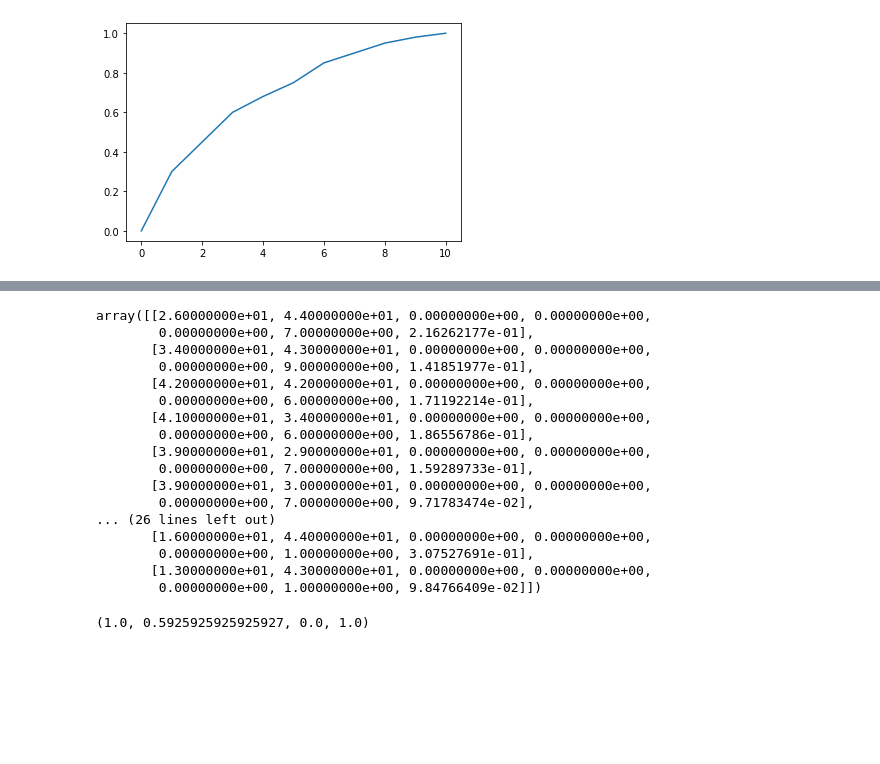
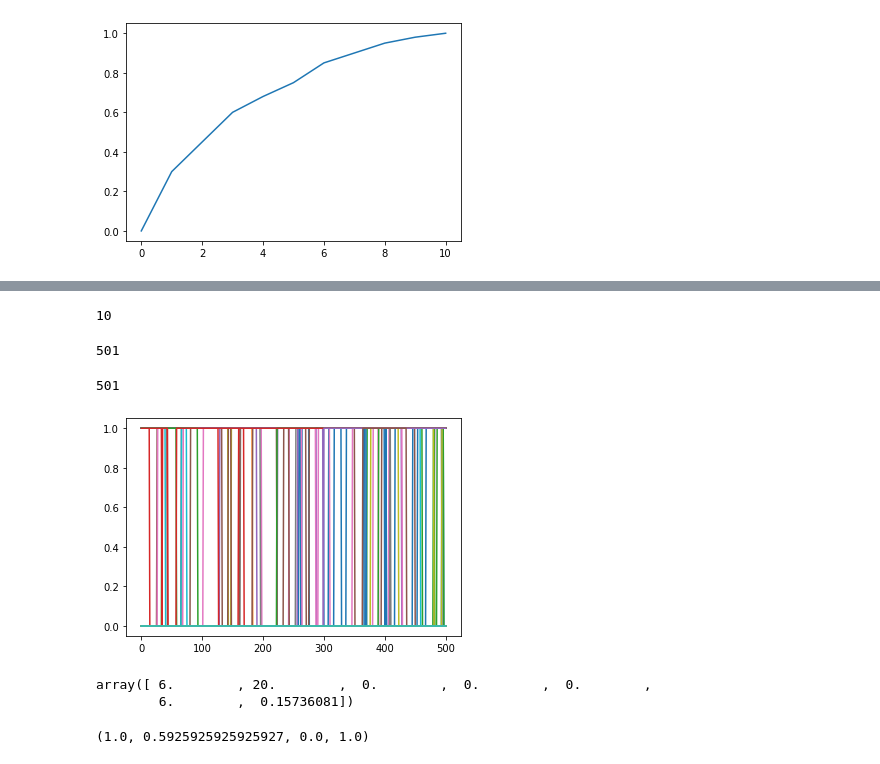
Before and after one commit to BastianSteffens/ABRM_functions, a Jupyter notebook: abm/init_ABRM.ipynb, the cells around one changed output, grey strips where cells are left out. Saved outputs shown, nothing was run; the diff lists cells and outputs as text; code cells hidden in the pictures; blank space fills up the shorter version.

```diff
--- a/abm/init_ABRM.ipynb
+++ b/abm/init_ABRM.ipynb
@@ -146,0 +136,12 @@ Text(0.5, 0, 'iteration')
+# %%
+def get_all_tracks(model):
+    """ Extract the tracking path of all the agents during the simulation in numpy.array of shape (number of agent, number of turns, 3 coordinates) """
+    track_file = np.empty((model.current_id+1, ((model.number_of_turns)*(50+1 + model.current_id+1 -(50+1))+1)  , 7))
+    track_file[:] = np.nan
+    for agent in model.active_agents:
+        if agent.isTracked:
+            track_file[agent.id, agent.start_iteration:, :] = agent.track
+    for agent in model.dead_agents:
+        if agent.isTracked:
+            track_file[agent.id, agent.start_iteration:, :] = agent.track
+    return track_file
@@ -146,0 +158,8 @@ Text(0.5, 0, 'iteration')
+# %%
+model.number_of_turns
+# %% [output]
+10
+# %%
+len(model.active_agents[25].track)
+# %% [output]
+501
@@ -147,22 +170,19 @@ Text(0.5, 0, 'iteration')
 # %%
-tracker = model.get_all_tracks()
-tracker[0]
+len(tracker[0])
 # %% [output]
-array([[2.60000000e+01, 4.40000000e+01, 0.00000000e+00, 0.00000000e+00,
-        0.00000000e+00, 7.00000000e+00, 2.16262177e-01],
-       [3.40000000e+01, 4.30000000e+01, 0.00000000e+00, 0.00000000e+00,
-        0.00000000e+00, 9.00000000e+00, 1.41851977e-01],
-       [4.20000000e+01, 4.20000000e+01, 0.00000000e+00, 0.00000000e+00,
-        0.00000000e+00, 6.00000000e+00, 1.71192214e-01],
-       [4.10000000e+01, 3.40000000e+01, 0.00000000e+00, 0.00000000e+00,
-        0.00000000e+00, 6.00000000e+00, 1.86556786e-01],
-       [3.90000000e+01, 2.90000000e+01, 0.00000000e+00, 0.00000000e+00,
-        0.00000000e+00, 7.00000000e+00, 1.59289733e-01],
-       [3.90000000e+01, 3.00000000e+01, 0.00000000e+00, 0.00000000e+00,
-        0.00000000e+00, 7.00000000e+00, 9.71783474e-02],
-... (26 lines left out)
-       [1.60000000e+01, 4.40000000e+01, 0.00000000e+00, 0.00000000e+00,
-        0.00000000e+00, 1.00000000e+00, 3.07527691e-01],
-       [1.30000000e+01, 4.30000000e+01, 0.00000000e+00, 0.00000000e+00,
-        0.00000000e+00, 1.00000000e+00, 9.84766409e-02]])
+501
+# %%
+TI_zone_assigned=[]
+for turns in range(len(tracker[0])):
+    agent_pos = []
+    for agent_id in range(model.current_id+1):
+        agent_pos.append(tracker[agent_id][turns][3])
+
+    TI_zone_assigned.append(agent_pos)
+TI_zone_assigned = np.array(TI_zone_assigned)
+# %%
+plt.plot(TI_zone_assigned)
+plt.show()
+# %% [output]
+[figure, added]
 # %%
@@ -174,6 +195,11 @@ for turns in range(TURNS+1):
 
     iteration.append(agent_pos)
 iteration = np.array(iteration)
+# %%
+tracker[agent_id][turns]
+# %% [output]
+array([ 6.        , 20.        ,  0.        ,  0.        ,  0.        ,
+        6.        ,  0.15736081])
 # %%
 N = 50
 # define the colormap
```
Also changed, not shown: parts of 26 cells of this notebook, 3 other files.
